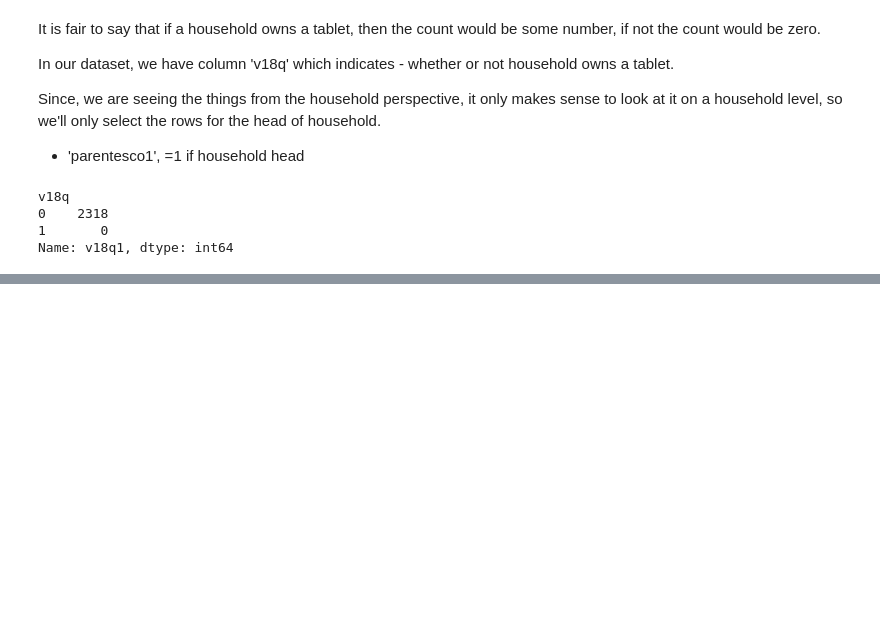
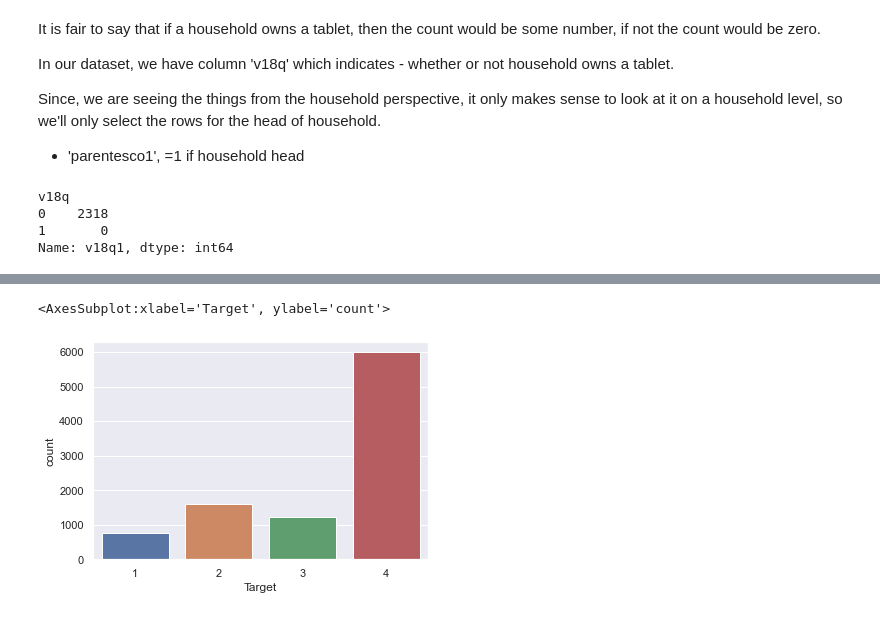
Before and after one commit to avinash-03/Python, a Jupyter notebook: 13_Notebooks/kaggle_exploration.ipynb, the cells around one changed output, grey strips where cells are left out. Cells and saved outputs as stored; diff of their text form; code cells hidden in the pictures; blank space fills up the shorter version.

```diff
--- a/13_Notebooks/kaggle_exploration.ipynb
+++ b/13_Notebooks/kaggle_exploration.ipynb
@@ -546,0 +728,5 @@ Name: v18q1, dtype: int64
+# %%
+sns.countplot(x=train_df['Target'])
+# %% [output]
+<AxesSubplot:xlabel='Target', ylabel='count'>
+[figure, added]
```
Also changed, not shown: parts of 74 cells of this notebook.
